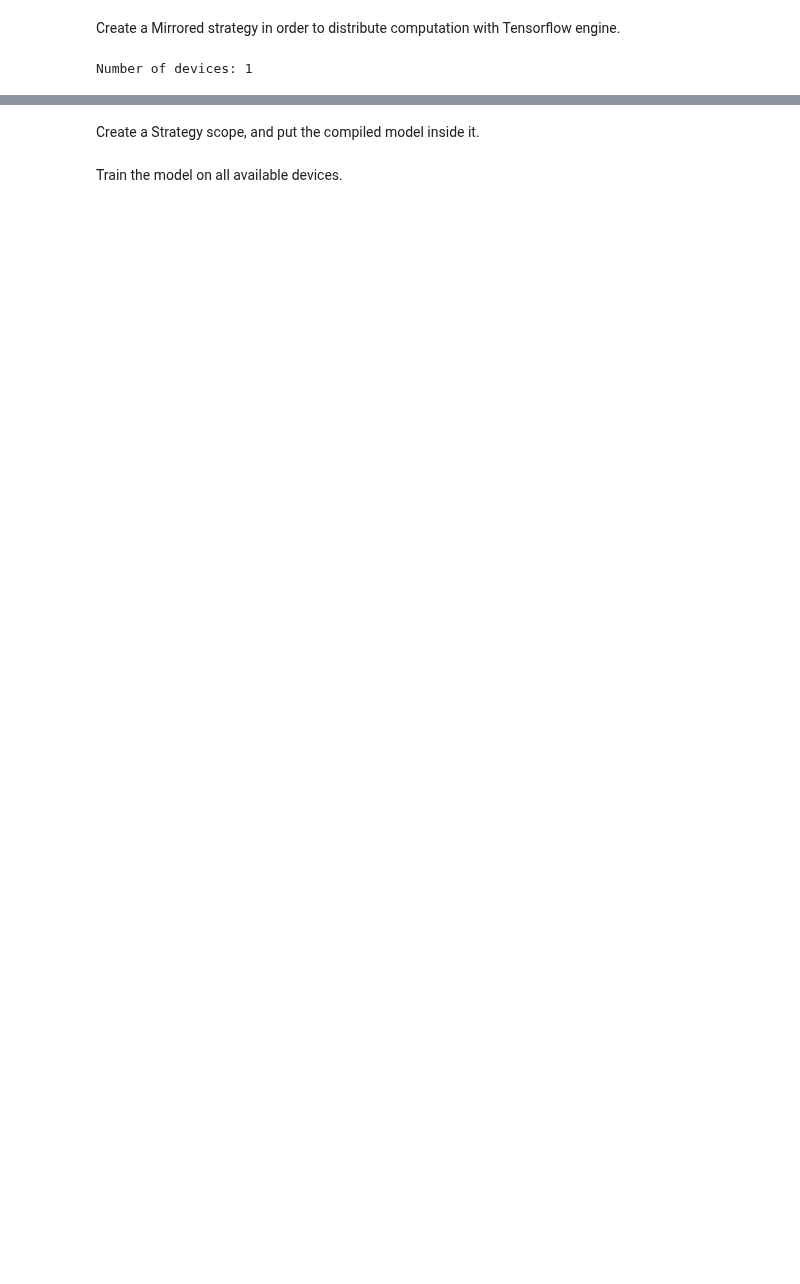
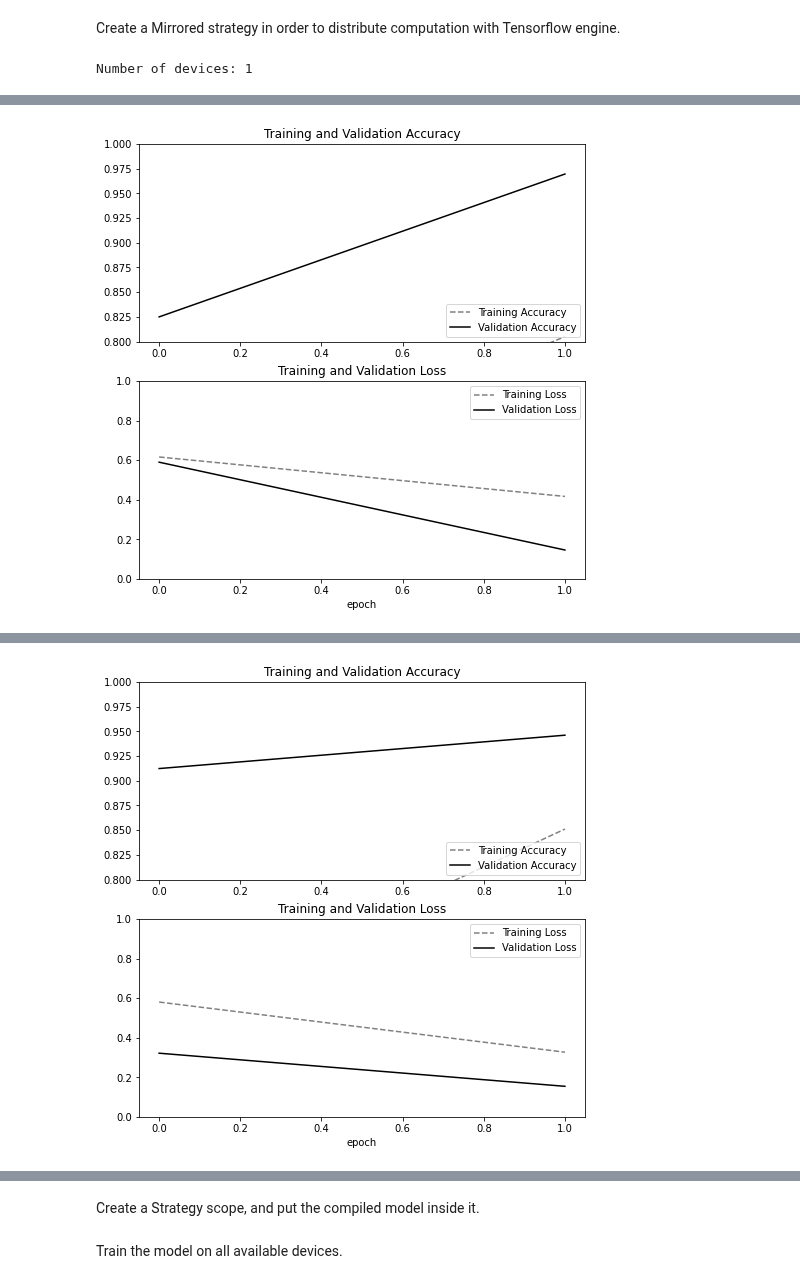
Before and after one commit to cosimo-schiavoni/Massive_Data_Project, a Jupyter notebook: Comics_Faces_Project_2.ipynb, the cells around one changed output, grey strips where cells are left out. Cells and saved outputs as stored; diff of their text form; code cells hidden in the pictures; blank space fills up the shorter version.

```diff
--- a/Comics_Faces_Project_2.ipynb
+++ b/Comics_Faces_Project_2.ipynb
@@ -349,0 +420,10 @@ Number of devices: 1
+# %%
+Model_MSE = model_fit.history['mse']
+AIC_list = []
+Example_number = 1400
+Model_parameters_n = 425655
+
+for mse_score in Model_MSE:
+  AIC_SCORE = [AIC(Example_number, mse_score , Model_parameters_n)]
+  AIC_list += AIC_SCORE
+  print(AIC_SCORE)
@@ -349,0 +444,66 @@ Number of devices: 1
+# %%
+train_dataset, validation_dataset, test_dataset = get_dataset()
+
+#Compute number of examples
+Example_number = 1400
+
+AIC_list = []
+MSE_list = []
+Models_parameters_n_list = []
+for n in range(4):
+  with strategy.scope():
+    model = get_compiled_model(n+1)
+    print(f'****************************** Model n.{n+1} ******************************')
+    model_fit = model.fit(train_dataset, epochs=2, validation_data=validation_dataset)
+    model_fit
+    model.summary()
+
+    #Retrieve MSE values for each epoch
+    Model_MSE = model_fit.history['mse']
+    MSE_list += model_fit.history['mse']
+
+    #Retrieve Parameters numbers for each model
+    stringlist = []
+    model.summary(line_length=70, print_fn=lambda x: stringlist.append(x))
+
+    substring = 'Trainable params'
+
+    c = 0
+    for n in stringlist:
+        if substring not in n:
+          c += 1
+        else:
+          break
+
+    substring = stringlist[c]
+    Model_parameters_n = int("".join([i for i in substring if i.isdigit()]))
+    Models_parameters_n_list += [Model_parameters_n]
+
+    #Aikaike Information Creterion (AIC) Computation
+    for mse_score in Model_MSE:
+      AIC_SCORE = [AIC(Example_number, mse_score , Model_parameters_n)]
+      AIC_list += AIC_SCORE
+
+    #Show training and validation graphs
+    acc = model_fit.history['accuracy']
+    val_acc = model_fit.history['val_accuracy']
+    loss_ = model_fit.history['loss']
+    val_loss_ = model_fit.history['val_loss']
+
+    plt.figure(figsize=(8, 8))
+    plt.subplot(2, 1, 1)
+    plt.plot(acc, label='Training Accuracy', color = 'gray',linestyle='dashed')
+    plt.plot(val_acc, label='Validation Accuracy', color = 'black')
+    plt.ylim([0.8, 1])
+    plt.legend(loc='lower right')
+    plt.title('Training and Validation Accuracy')
+
+    plt.subplot(2, 1, 2)
+    plt.plot(loss_, label='Training Loss', color = 'gray',linestyle='dashed')
+    plt.plot(val_loss_, label='Validation Loss', color = 'black')
+    plt.ylim([0, 1.0])
+    plt.legend(loc='upper right')
+    plt.title('Training and Validation Loss')
+    plt.xlabel('epoch')
+    plt.show()
+# %% [output]
@@ -349,0 +527 @@ Number of devices: 1
+[figure, added]
@@ -349,0 +545 @@ Number of devices: 1
+[figure, added]
```
Also changed, not shown: parts of 21 cells of this notebook.
